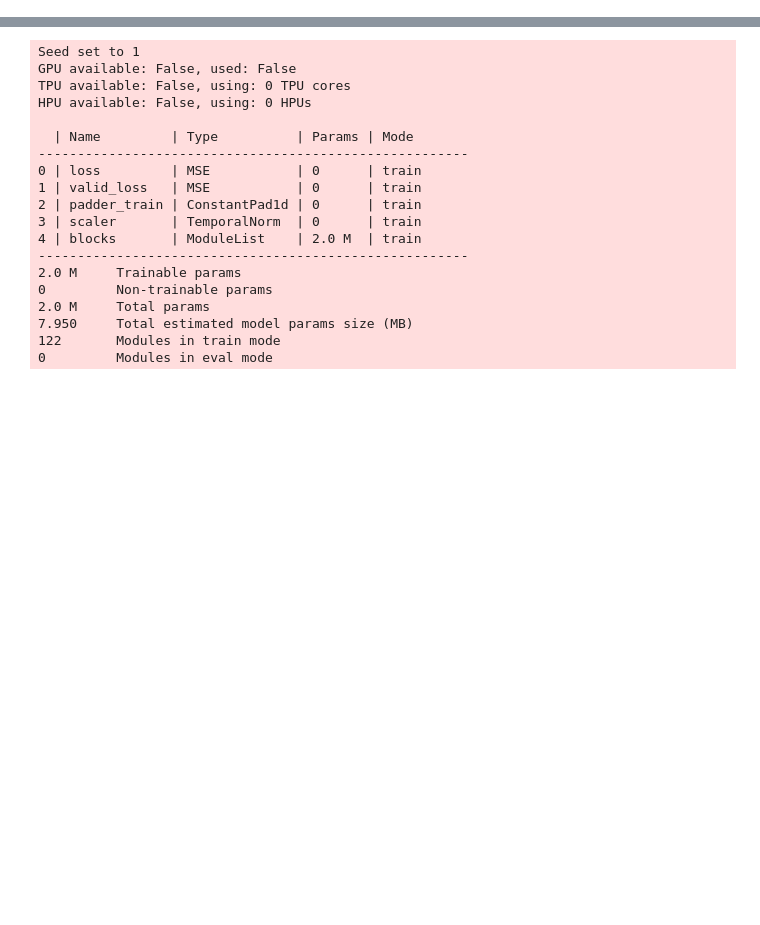
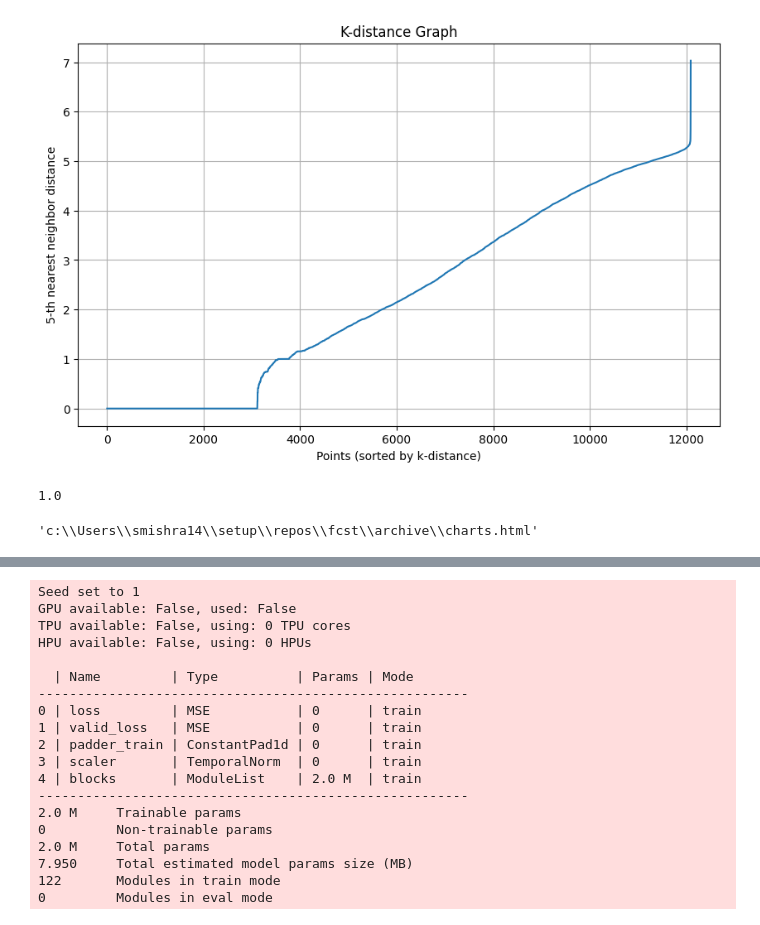
Before and after one commit to mswastik/fcst, a Jupyter notebook: archive/nhits.ipynb, the cells around one changed output, grey strips where cells are left out. Cells and saved outputs as stored; diff of their text form; code cells hidden in the pictures; blank space fills up the shorter version.

Commit message:
implemented clustering algorithm

```diff
--- a/archive/nhits.ipynb
+++ b/archive/nhits.ipynb
@@ -50,0 +118,17 @@ for i in df_fr['unique_id'].unique():
+# %%
+import numpy as np
+from sklearn.neighbors import NearestNeighbors
+import matplotlib.pyplot as plt
+k = 5  # Choose a value for k (often set to MinPts in DBSCAN)
+neigh = NearestNeighbors(n_neighbors=k)
+neigh.fit(dfr[:,1:])
+distances, _ = neigh.kneighbors(dfr[:,1:])
+k_distances = np.sort(distances[:, k-1])
+plt.figure(figsize=(10, 6))
+plt.plot(k_distances)
+plt.xlabel('Points (sorted by k-distance)')
+plt.ylabel(f'{k}-th nearest neighbor distance')
+plt.title('K-distance Graph')
+plt.grid(True)
+# %% [output]
+[figure, added]
@@ -50,0 +144,21 @@ for i in df_fr['unique_id'].unique():
+# %%
+silhouette_score(dfp[:,1:],db.labels_)
+# %% [output]
+1.0
+# %%
+df1=df_fr.join(dfp,on='unique_id')
+page= Page()
+for c in df1['cluster'].unique():
+    bar = Line()
+    bar.add_xaxis(df1['ds'].unique().to_list())
+    dd=df1.filter(pl.col('cluster')==c).sort('ds')
+    for i in dd['unique_id'].unique():
+        bar.add_yaxis(i,dd.filter(pl.col('unique_id')==i)['y'].to_list(),label_opts=opts.LabelOpts(is_show=False))
+    bar.set_global_opts(title_opts=opts.TitleOpts(title="Cluster "+str(c)),legend_opts=opts.LegendOpts(is_show=False),
+                        datazoom_opts=opts.DataZoomOpts(is_show=True,yaxis_index=0,orient='vertical',range_start=0,range_end=100),
+                        )
+    page.add(bar)
+    page.page_title='Trauma US'
+page.render('charts.html')
+# %% [output]
+'c:\\Users\\smishra14\\setup\\repos\\fcst\\archive\\charts.html'
```
Also changed, not shown: parts of 13 cells of this notebook, 8 other files.
